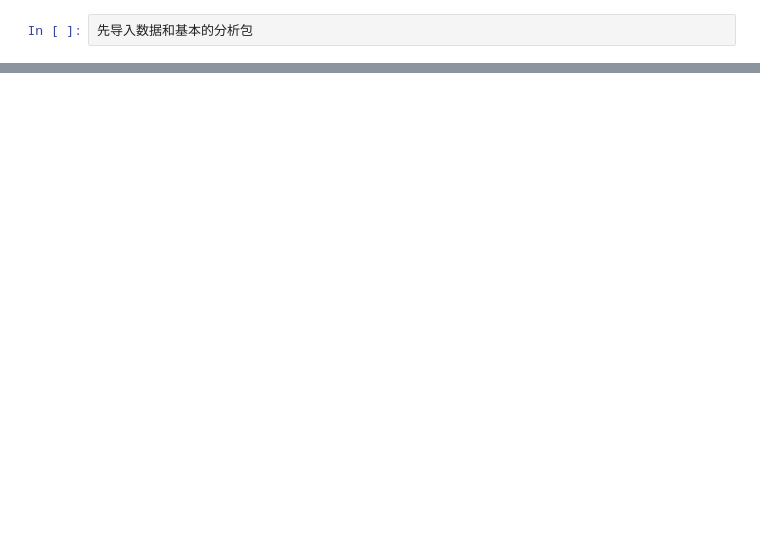
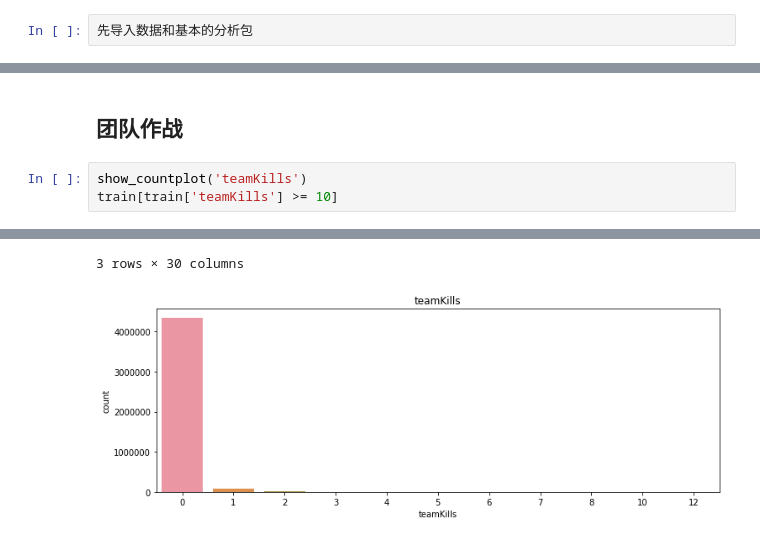
Before and after one commit to haowang666/PUBG-Hacking, a Jupyter notebook: PUBG-Hacking.ipynb, the cells around one changed output, grey strips where cells are left out. Saved outputs shown, nothing was run; the diff lists cells and outputs as text; blank space fills up the shorter version.

```diff
--- a/PUBG-Hacking.ipynb
+++ b/PUBG-Hacking.ipynb
@@ -72,0 +159,6 @@ AttributeError: module 'pandas' has no attribute 'compat'
+# %% [markdown]
+## 团队作战
+# %%
+show_countplot('teamKills')
+train[train['teamKills'] >= 10]
+# %% [output]
@@ -72,0 +169,2 @@ AttributeError: module 'pandas' has no attribute 'compat'
+3 rows × 30 columns
+[figure, added]
```
Also changed, not shown: parts of 15 cells of this notebook.
